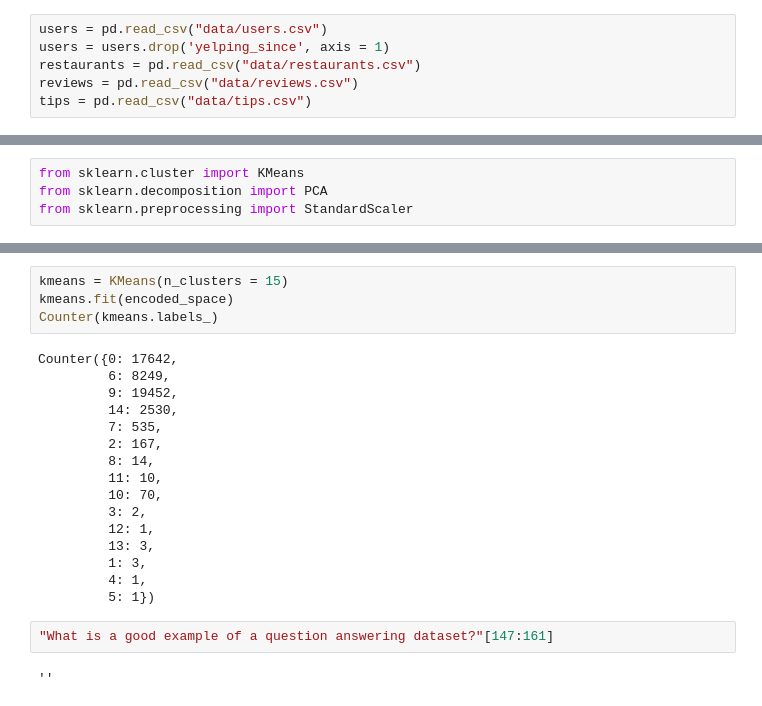
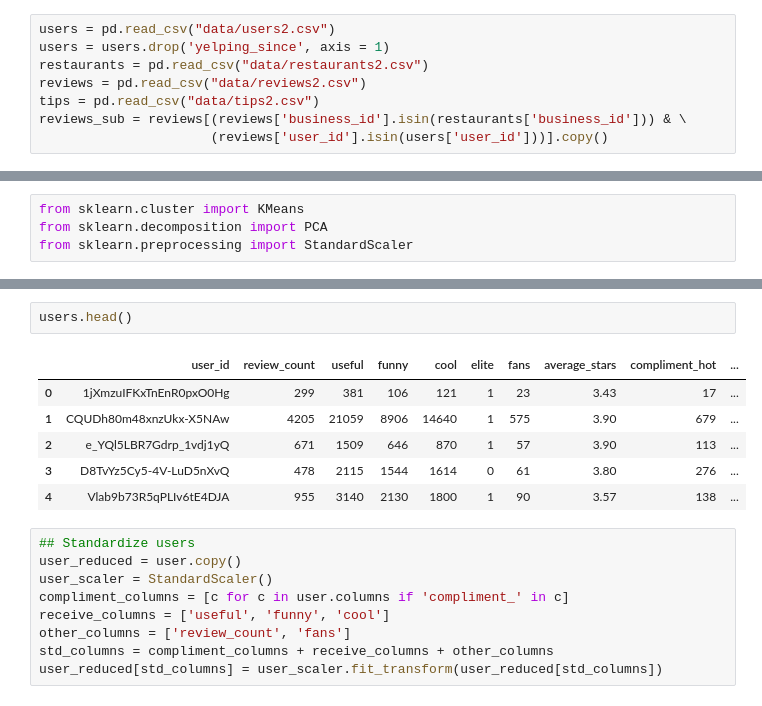
Before and after one commit to hanweny/YelpRecSYS, a Jupyter notebook: Baseline.ipynb, the cells around one changed output, grey strips where cells are left out. Drawn from its saved outputs; the diff is of its cells as text.

```diff
--- a/Baseline.ipynb
+++ b/Baseline.ipynb
@@ -9,6 +10,8 @@ import matplotlib.pyplot as plt
 # %%
-users = pd.read_csv("data/users.csv")
+users = pd.read_csv("data/users2.csv")
 users = users.drop('yelping_since', axis = 1)
-restaurants = pd.read_csv("data/restaurants.csv")
-reviews = pd.read_csv("data/reviews.csv")
-tips = pd.read_csv("data/tips.csv")
+restaurants = pd.read_csv("data/restaurants2.csv")
+reviews = pd.read_csv("data/reviews2.csv")
+tips = pd.read_csv("data/tips2.csv")
+reviews_sub = reviews[(reviews['business_id'].isin(restaurants['business_id'])) & \
+                      (reviews['user_id'].isin(users['user_id']))].copy()
@@ -284,24 +238,18 @@ array([[7.1242633 , 0.11488634, 0.05356139],
-# %%
-kmeans = KMeans(n_clusters = 15)
-kmeans.fit(encoded_space)
-Counter(kmeans.labels_)
-# %% [output]
-Counter({0: 17642,
-         6: 8249,
-         9: 19452,
-         14: 2530,
-         7: 535,
-         2: 167,
-         8: 14,
-         11: 10,
-         10: 70,
-         3: 2,
-         12: 1,
-         13: 3,
-         1: 3,
-         4: 1,
-         5: 1})
-# %%
-"What is a good example of a question answering dataset?"[147:161]
-# %% [output]
-''
+# %%
+users.head()
+# %% [output]
+|  | user_id | review_count | useful | funny | cool | elite | fans | average_stars | compliment_hot | ... |
+| 0 | 1jXmzuIFKxTnEnR0pxO0Hg | 299 | 381 | 106 | 121 | 1 | 23 | 3.43 | 17 | ... |
+| 1 | CQUDh80m48xnzUkx-X5NAw | 4205 | 21059 | 8906 | 14640 | 1 | 575 | 3.90 | 679 | ... |
+| 2 | e_YQl5LBR7Gdrp_1vdj1yQ | 671 | 1509 | 646 | 870 | 1 | 57 | 3.90 | 113 | ... |
+| 3 | D8TvYz5Cy5-4V-LuD5nXvQ | 478 | 2115 | 1544 | 1614 | 0 | 61 | 3.80 | 276 | ... |
+| 4 | Vlab9b73R5qPLIv6tE4DJA | 955 | 3140 | 2130 | 1800 | 1 | 90 | 3.57 | 138 | ... |
+# %%
+## Standardize users
+user_reduced = user.copy()
+user_scaler = StandardScaler()
+compliment_columns = [c for c in user.columns if 'compliment_' in c]
+receive_columns = ['useful', 'funny', 'cool']
+other_columns = ['review_count', 'fans']
+std_columns = compliment_columns + receive_columns + other_columns
+user_reduced[std_columns] = user_scaler.fit_transform(user_reduced[std_columns])
```
Also changed, not shown: parts of 80 cells of this notebook, 2 other files.
